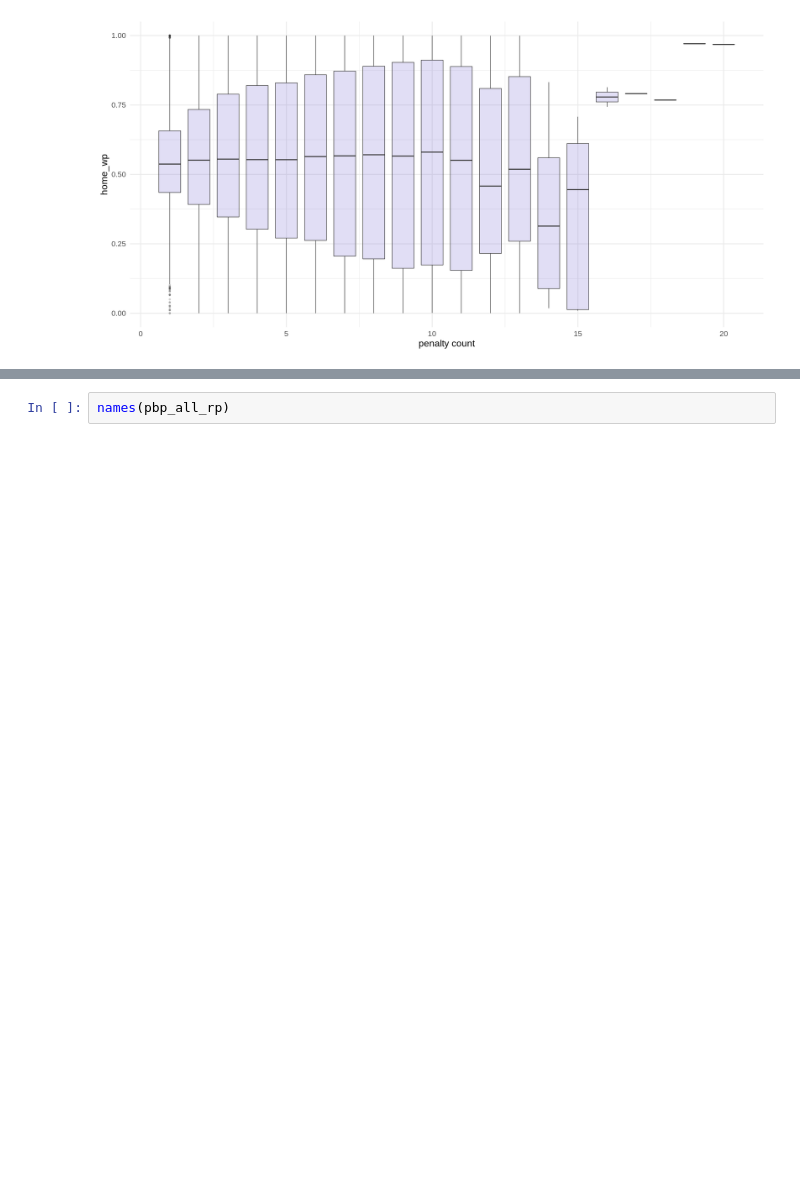
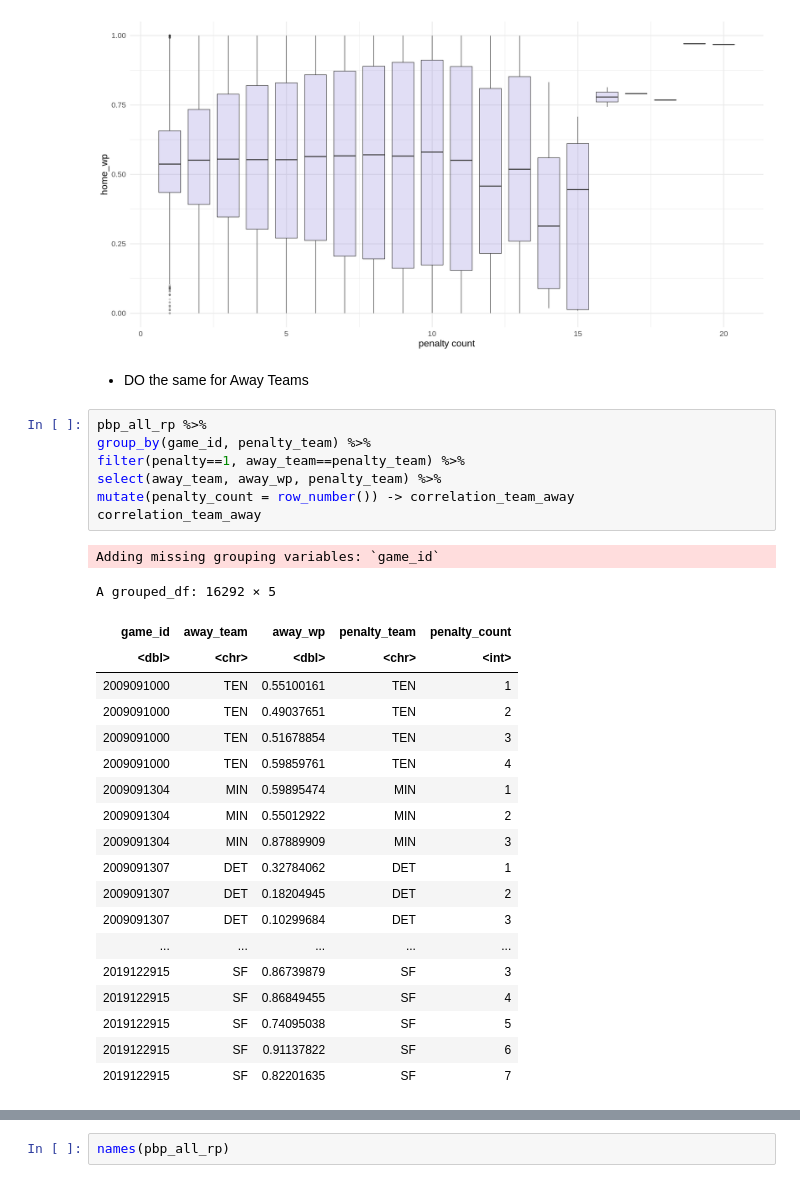
Before and after one commit to rennerm1/NFL-Data-Science-Project, a Jupyter notebook: playingaround.ipynb, the cells around one changed output, grey strips where cells are left out. Cells and saved outputs as stored; diff of their text form; blank space fills up the shorter version.

```diff
--- a/playingaround.ipynb
+++ b/playingaround.ipynb
@@ -430,3 +432,33 @@ ggplot(correlation_all, aes(x=penalty_count, y=home_wp)) +
 Warning message:
 “Removed 54 rows containing non-finite values (stat_boxplot).”
 [figure]
+# %% [markdown]
+- DO the same for Away Teams
+# %%
+pbp_all_rp %>%
+group_by(game_id, penalty_team) %>%
+filter(penalty==1, away_team==penalty_team) %>%
+select(away_team, away_wp, penalty_team) %>%
+mutate(penalty_count = row_number()) -> correlation_team_away
+correlation_team_away
+# %% [output]
+Adding missing grouping variables: `game_id`
+A grouped_df: 16292 × 5
+| game_id | away_team | away_wp | penalty_team | penalty_count |
+| <dbl> | <chr> | <dbl> | <chr> | <int> |
+| 2009091000 | TEN | 0.55100161 | TEN | 1 |
+| 2009091000 | TEN | 0.49037651 | TEN | 2 |
+| 2009091000 | TEN | 0.51678854 | TEN | 3 |
+| 2009091000 | TEN | 0.59859761 | TEN | 4 |
+| 2009091304 | MIN | 0.59895474 | MIN | 1 |
+| 2009091304 | MIN | 0.55012922 | MIN | 2 |
+| 2009091304 | MIN | 0.87889909 | MIN | 3 |
+| 2009091307 | DET | 0.32784062 | DET | 1 |
+| 2009091307 | DET | 0.18204945 | DET | 2 |
+| 2009091307 | DET | 0.10299684 | DET | 3 |
+| ... | ... | ... | ... | ... |
+| 2019122915 | SF | 0.86739879 | SF | 3 |
+| 2019122915 | SF | 0.86849455 | SF | 4 |
+| 2019122915 | SF | 0.74095038 | SF | 5 |
+| 2019122915 | SF | 0.91137822 | SF | 6 |
+| 2019122915 | SF | 0.82201635 | SF | 7 |
```
Also changed, not shown: parts of 4 cells of this notebook.
